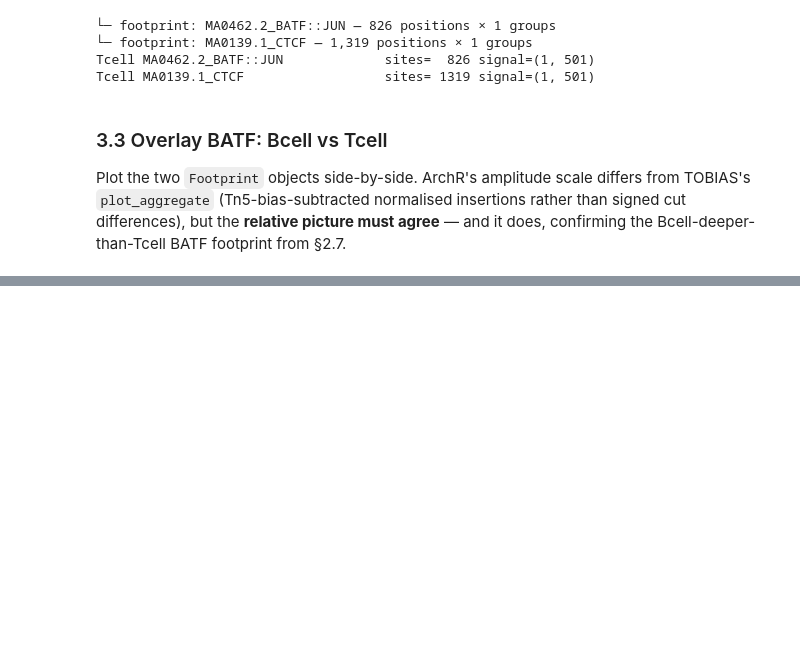
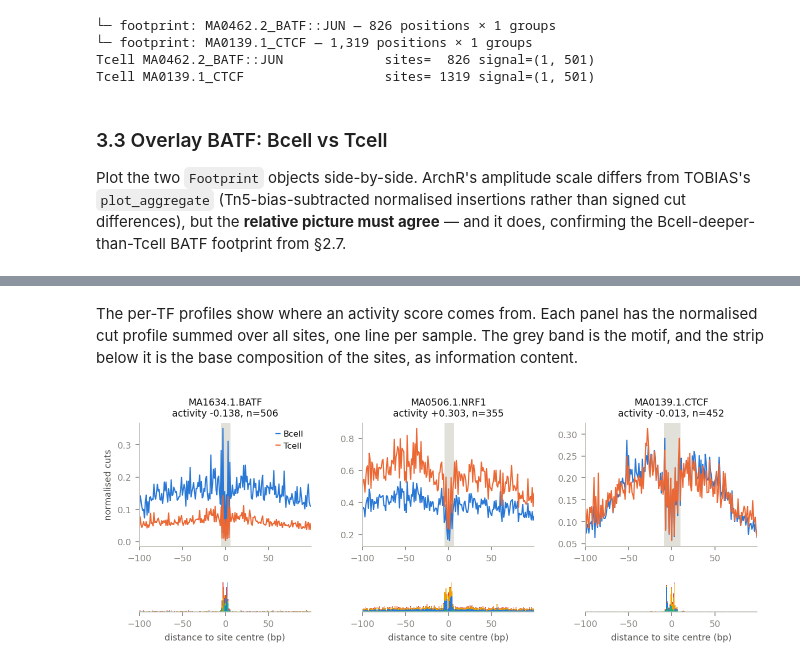
Before and after one commit to aristoteleo/epione, a Jupyter notebook: epione_guide/tutorials/bulk/t_footprint.ipynb, the cells around one changed output, grey strips where cells are left out. Saved outputs shown, nothing was run; the diff lists cells and outputs as text; code cells hidden in the pictures; blank space fills up the shorter version.

```diff
--- a/epione_guide/tutorials/bulk/t_footprint.ipynb
+++ b/epione_guide/tutorials/bulk/t_footprint.ipynb
@@ -455,0 +607,10 @@ The biology recovers **the same way in both backends**: on this chr4 subset BATF
+# %% [markdown]
+The per-TF profiles show where an activity score comes from. Each panel has the normalised
+cut profile summed over all sites, one line per sample. The grey band is the motif, and the
+strip below it is the base composition of the sites, as information content.
+# %%
+fig, _ = epi.pl.plot_hint_profile(hint_diff, ['BATF', 'NRF1', 'CTCF'],
+                                  genome=DATA / 'genome.fa', show=False)
+fig
+# %% [output]
+[figure, added]
```
Also changed, not shown: parts of 19 cells of this notebook, 1 other file.
